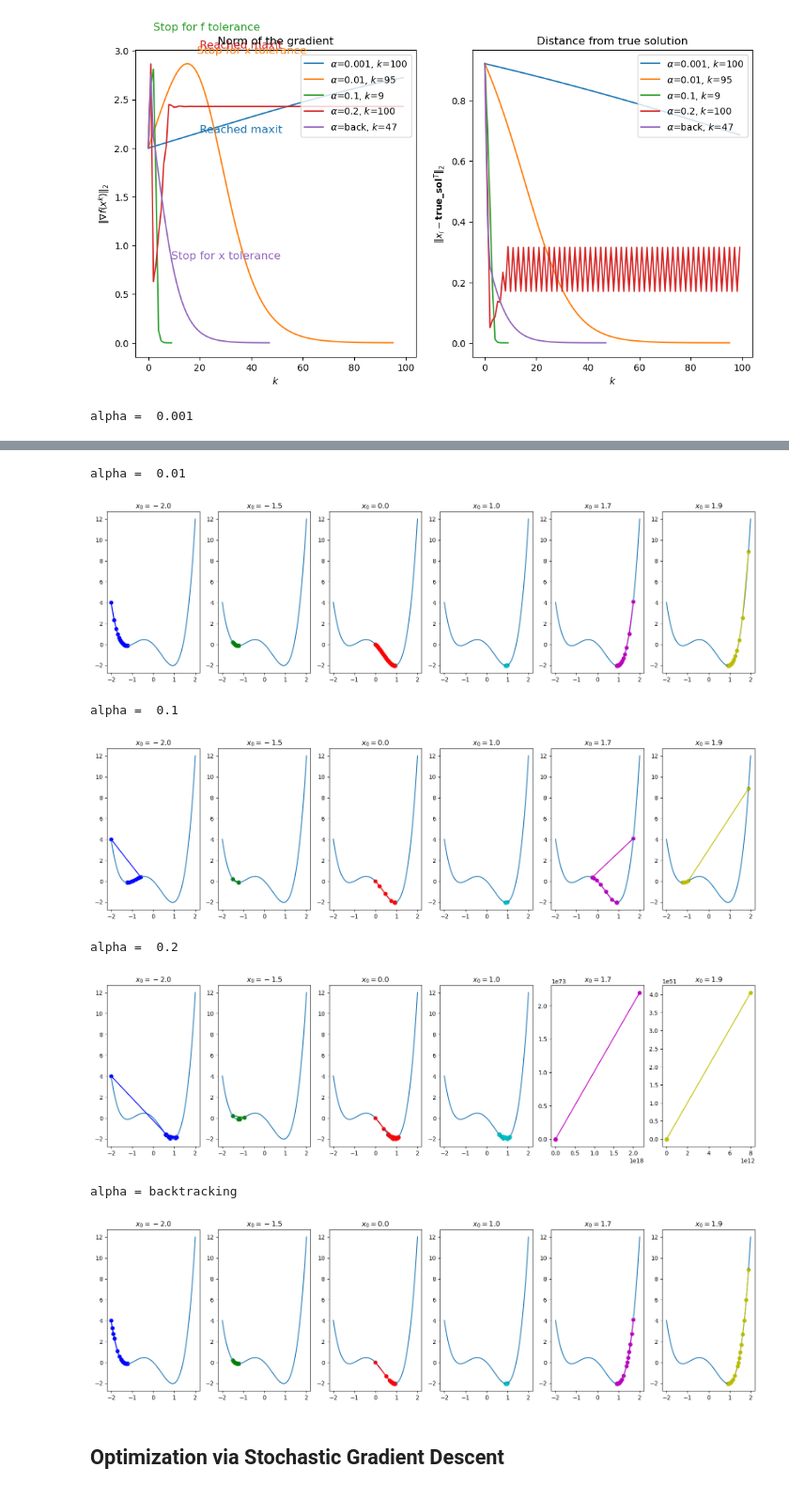
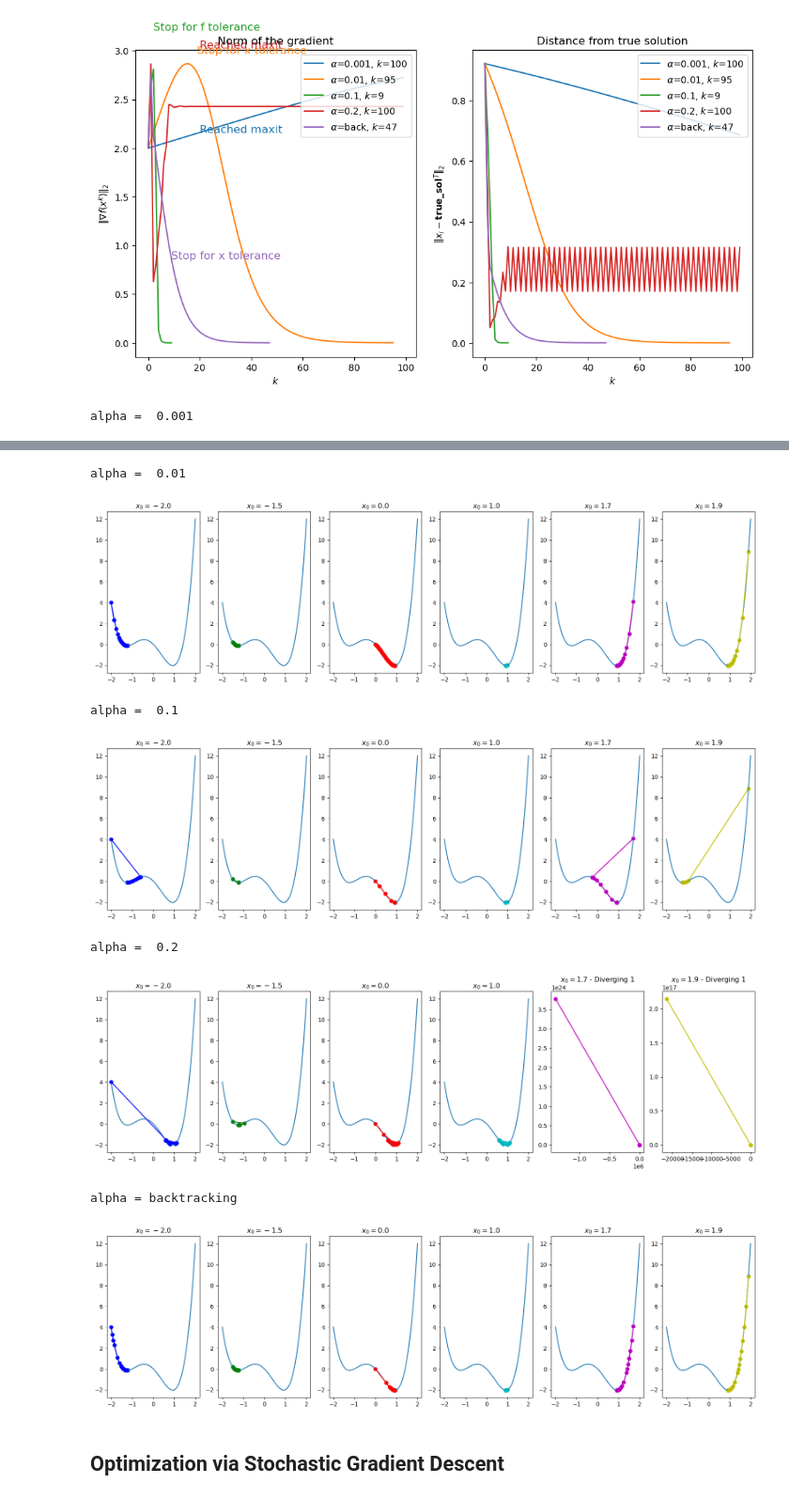
Before and after one commit to 26leonardo/homework_ssm_unibo, a Jupyter notebook: homework3.ipynb, the cells around one changed output, grey strips where cells are left out. Shown at 94% size. Saved outputs shown, nothing was run; the diff lists cells and outputs as text; code cells hidden in the pictures.

```diff
--- a/homework3.ipynb
+++ b/homework3.ipynb
@@ -322,41 +143,35 @@ $f : \mathbb{R} → \mathbb{R}$ such that:
 
 $$f (x) = x^4 + x^3 − 2x^2 − 2x $$
 # %%
-def f(x):
+def f5(x,ignore):
     return x**4 + x**3 - 2*x**2 - 2*x
 
-def grad_f(x):
+def grad_f5(x,ignore):
     return np.array([4*x**3 + 3*x**2 - 4*x - 2])
 
 x0=np.array([0])
 # Best value computed
 true_sol = np.array([0.9222247929324218857020815])
-exercise_f(f,grad_f,x0=x0,true_sol=true_sol, dimensions=1)
+exercise_f(f5,grad_f5,x0=x0,true_sol=true_sol, dimensions=1)
 # %% [output]
 [figure]
 # %%
-def f(x):
-    return x**4 + x**3 - 2*x**2 - 2*x
+x0 = np.array([-2,-1.5,0,1,1.7, 1.9])
 
-def grad_f(x):
-    return np.array([4*x**3 + 3*x**2 - 4*x - 2])
-
-
-x0 = np.array([-2,-1.5,0,1,1.7, 1.9])
 for alpha in [0.001,0.01,0.1,0.2]:
     print("alpha = ",alpha)
-    plot_f(x0, alpha)
+    plot_f(x0, f5, grad_f5, alpha = alpha)
 print("alpha = backtracking")
-plot_f(x0)
+plot_f(x0, f5, grad_f5)
 # %% [output]
 alpha =  0.001
 [figure]
 alpha =  0.01
 [figure]
 alpha =  0.1
 [figure]
 alpha =  0.2
-[figure, old version]
+[figure, new version]
 alpha = backtracking
 [figure]
 # %% [markdown]
```
Also changed, not shown: parts of 15 cells of this notebook, 2 other files.
